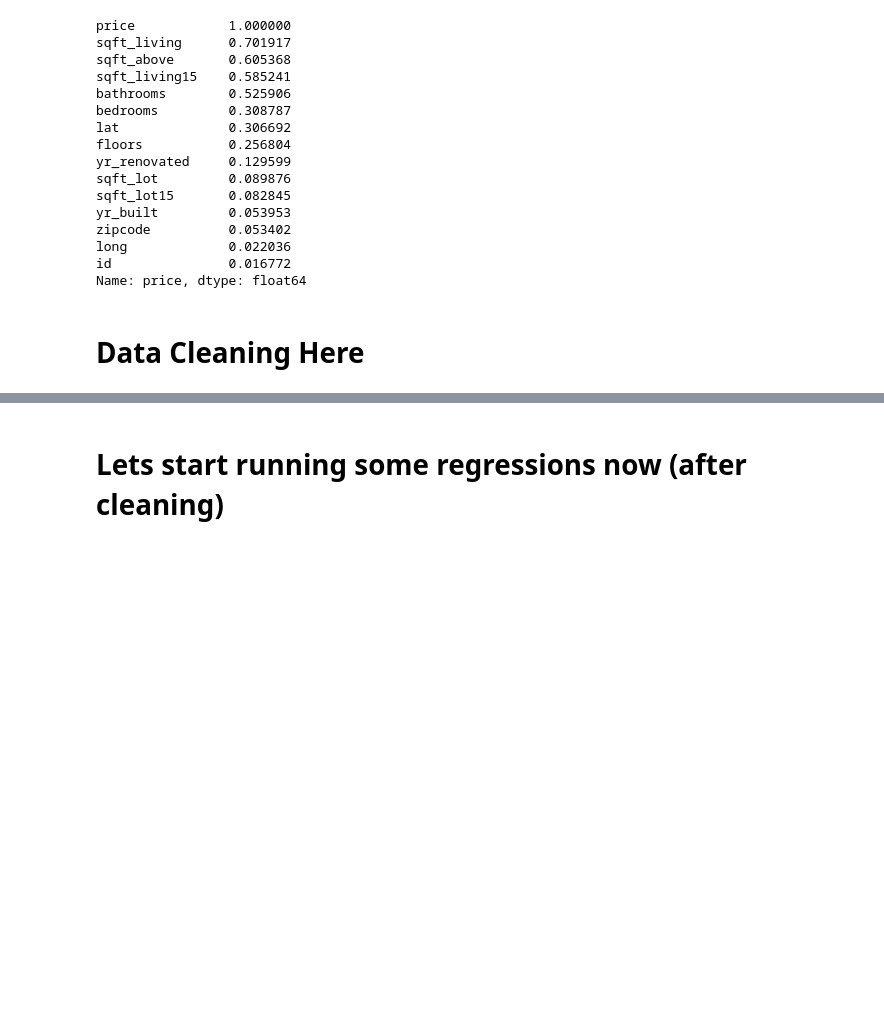
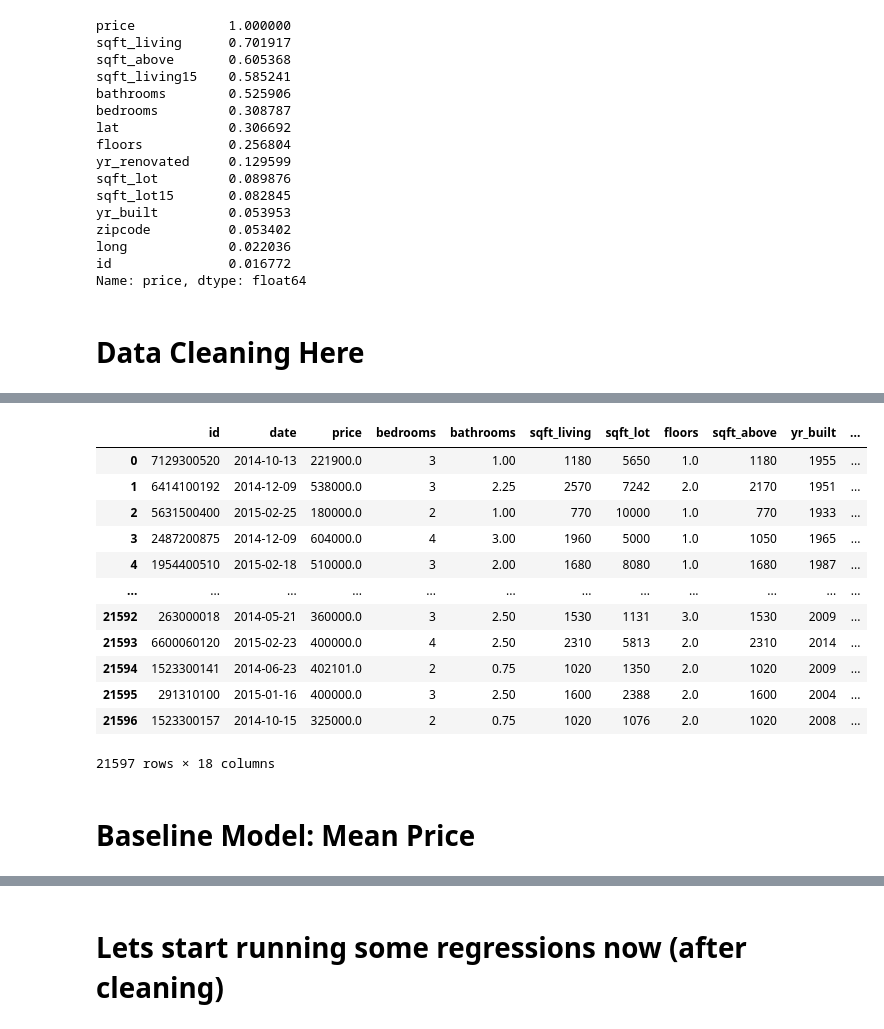
Before and after one commit to MackoyS/sarah-and-mackoy-price-modeling, a Jupyter notebook: DraftProject.ipynb, the cells around one changed output, grey strips where cells are left out. Cells and saved outputs as stored; diff of their text form; code cells hidden in the pictures; blank space fills up the shorter version.

Commit message:
cleaned data, still need to do outliers, did a dummy model

```diff
--- a/DraftProject.ipynb
+++ b/DraftProject.ipynb
@@ -189,0 +122,67 @@ memory usage: 2.3+ MB
+# %%
+# lets start cleaning! get your mop & broom!
+
+#make a copy of the dataset, we never want to overwrite our OG data
+df = data.copy()
+#convert date to date time
+df['date'] = pd.to_datetime(data['date'])
+# pull out grade code
+df['grade_num'] = data['grade'].map(lambda x:x.split(' ', 1)[0])
+#bed bath ratio
+df['bed_bath_ratio'] = df['bedrooms']/df['bathrooms']
+#dropping unnecessary columns
+df = df.drop(columns = ['sqft_basement', 'yr_renovated', 'lat', 'long', 'view', 'condition','grade'])
+
+
+#let's dummy variable for city --> 1 for in city of seatlle, 0 for outside of city limits
+#creating a list of zipcodes thar are IN the city limits of seatlle
+zip_city_list = [98101, 98177, 98133, 98155, 98125, 98117, 98103, 98107, 98105, 98195, 98199, 98119, 98109, 98102, 98112, 98121, 98122, 98104, 98134, 98144, 98136, 98126, 98106, 98108, 98118, 98146, 98178]
+#if it is within our city limits give it a 1,without give it 0
+df['zip_city'] = np.where(df['zipcode'].isin(zip_city_list),1,0)
+
+
+
+#let's dummy waterfront
+# assumotion: NaN means that the home is not in an area with waterfront views --> therefore it does not have a water front --> there for it is a no
+df['waterfront'] = df['waterfront'].fillna("NO")
+#getting dummy variables for waterfront 0= no water, 1 = yes
+df1 = pd.get_dummies(df['waterfront'])
+#adding dummies into a main dataframe
+main_df = pd.concat([df, df1], axis=1)
+#cleaning up the columns so that we have a cleam copy
+main_df['Waterfront'] = main_df['YES'].copy()
+#dropping unneeded columns
+main_df = main_df.drop(columns = ['NO', 'YES', 'waterfront'])
+#store the mean of price because that is the best predictor
+mean_price = main_df['price'].mean()
+main_df['mean_price'] = main_df['price'].mean()
+
+
+"""
+dropping basement bc there was a lot of missing
+dropping reno bc there was a lot missing
+dropping lat & long bc we don't need them --> going with zipcode
+dropping view & waterfront bc waterfront had 19k with none & view doesn't really mean anything
+dropping condition bc a lack of spread
+drop sqftbasement bc of too many missing values & lack of data sic
+"""
+
+main_df
+#print(mean_price)
+# %% [output]
+|  | id | date | price | bedrooms | bathrooms | sqft_living | sqft_lot | floors | sqft_above | yr_built | ... |
+| 0 | 7129300520 | 2014-10-13 | 221900.0 | 3 | 1.00 | 1180 | 5650 | 1.0 | 1180 | 1955 | ... |
+| 1 | 6414100192 | 2014-12-09 | 538000.0 | 3 | 2.25 | 2570 | 7242 | 2.0 | 2170 | 1951 | ... |
+| 2 | 5631500400 | 2015-02-25 | 180000.0 | 2 | 1.00 | 770 | 10000 | 1.0 | 770 | 1933 | ... |
+| 3 | 2487200875 | 2014-12-09 | 604000.0 | 4 | 3.00 | 1960 | 5000 | 1.0 | 1050 | 1965 | ... |
+| 4 | 1954400510 | 2015-02-18 | 510000.0 | 3 | 2.00 | 1680 | 8080 | 1.0 | 1680 | 1987 | ... |
+| ... | ... | ... | ... | ... | ... | ... | ... | ... | ... | ... | ... |
+| 21592 | 263000018 | 2014-05-21 | 360000.0 | 3 | 2.50 | 1530 | 1131 | 3.0 | 1530 | 2009 | ... |
+| 21593 | 6600060120 | 2015-02-23 | 400000.0 | 4 | 2.50 | 2310 | 5813 | 2.0 | 2310 | 2014 | ... |
+| 21594 | 1523300141 | 2014-06-23 | 402101.0 | 2 | 0.75 | 1020 | 1350 | 2.0 | 1020 | 2009 | ... |
+| 21595 | 291310100 | 2015-01-16 | 400000.0 | 3 | 2.50 | 1600 | 2388 | 2.0 | 1600 | 2004 | ... |
+| 21596 | 1523300157 | 2014-10-15 | 325000.0 | 2 | 0.75 | 1020 | 1076 | 2.0 | 1020 | 2008 | ... |
+21597 rows × 18 columns
+# %% [markdown]
+
+ # Baseline Model: Mean Price
```
Also changed, not shown: parts of 8 cells of this notebook.
